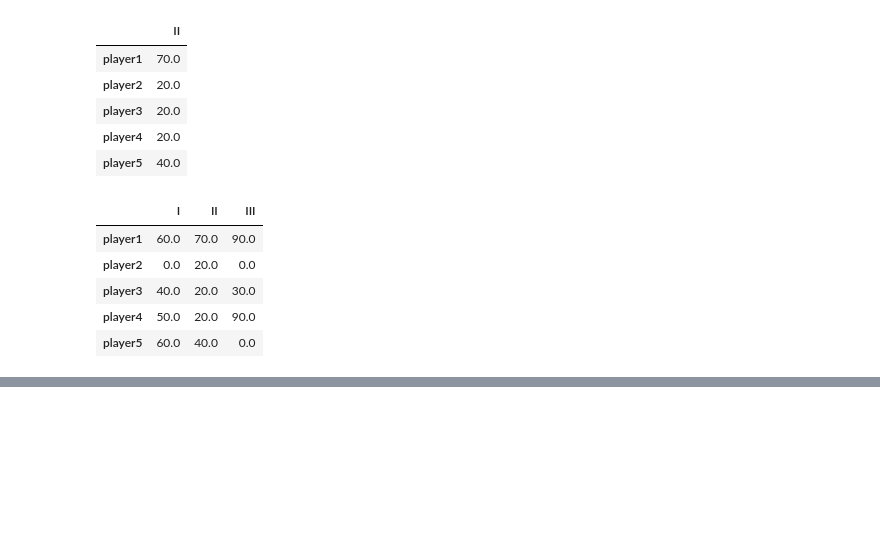
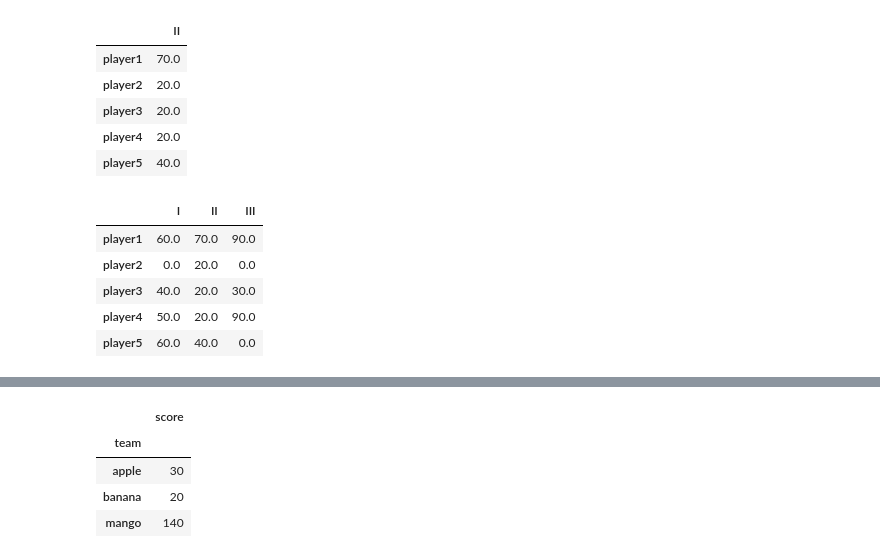
Before and after one commit to yusufshakeel/python-bootcamp, a Jupyter notebook: pandas/pandas-intro.ipynb, the cells around one changed output, grey strips where cells are left out. Saved outputs shown, nothing was run; the diff lists cells and outputs as text; code cells hidden in the pictures; blank space fills up the shorter version.

```diff
--- a/pandas/pandas-intro.ipynb
+++ b/pandas/pandas-intro.ipynb
@@ -384,0 +407,8 @@ df.fillna(value=0)
+# %%
+groupby_team.sum()
+# %% [output]
+|  | score |
+| team |  |
+| apple | 30 |
+| banana | 20 |
+| mango | 140 |
```
Also changed, not shown: parts of 7 cells of this notebook, 1 other file.
